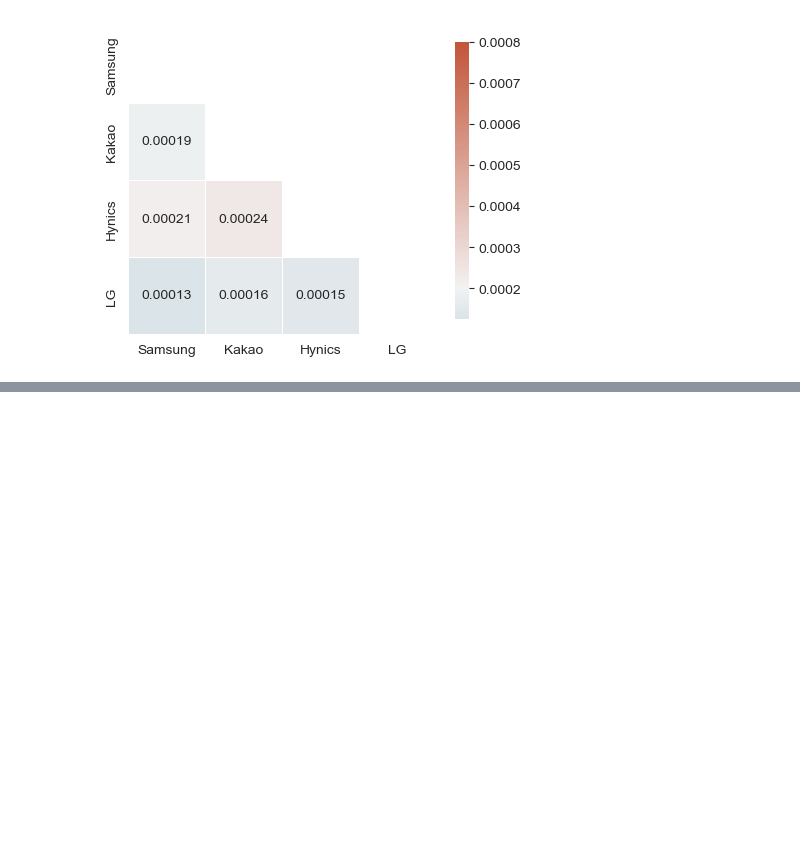
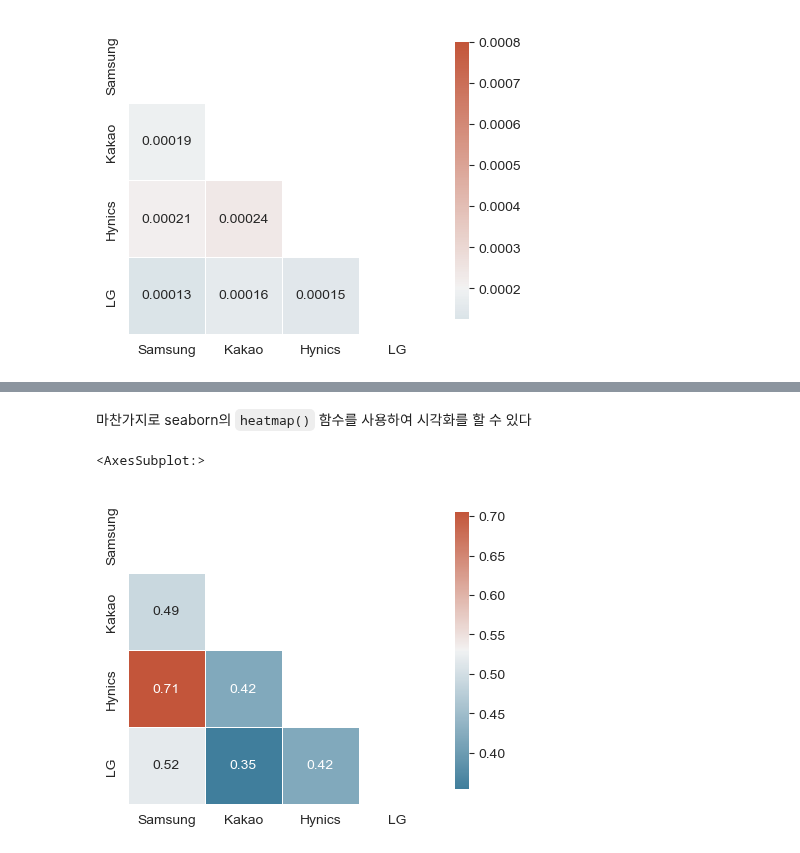
Before and after one commit to Tommylee1013/QUANTIFI, a Jupyter notebook: Week 06/Multivariate Time Series.ipynb, the cells around one changed output, grey strips where cells are left out. Cells and saved outputs as stored; diff of their text form; code cells hidden in the pictures; blank space fills up the shorter version.

```diff
--- a/Week 06/Multivariate Time Series.ipynb
+++ b/Week 06/Multivariate Time Series.ipynb
@@ -116,0 +137,11 @@ $$\rho_{ij}(l) = \frac{Γ_{ij}(l)}{\sqrt{ Γ_{ii}(0)Γ_{jj}(0) }} = \frac{\mathr
+# %% [markdown]
+마찬가지로 seaborn의 `heatmap()` 함수를 사용하여 시각화를 할 수 있다
+# %%
+mask = np.triu(np.ones_like(matrix.cov(), dtype = bool))
+f, ax = plt.subplots(figsize = (5, 4))
+cmap = sns.diverging_palette(230, 20, as_cmap = True)
+sns.heatmap(matrix.corr(), mask = mask, cmap = cmap,
+            square = True, linewidths = .5, cbar_kws = {"shrink": .9}, annot = True)
+# %% [output]
+<AxesSubplot:>
+[figure, added]
```
Also changed, not shown: parts of 7 cells of this notebook.
